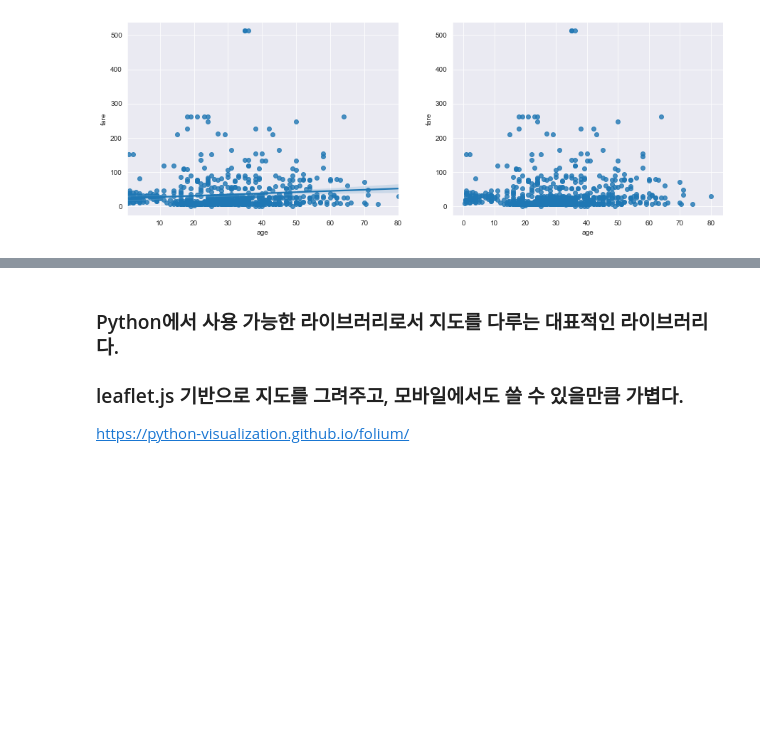
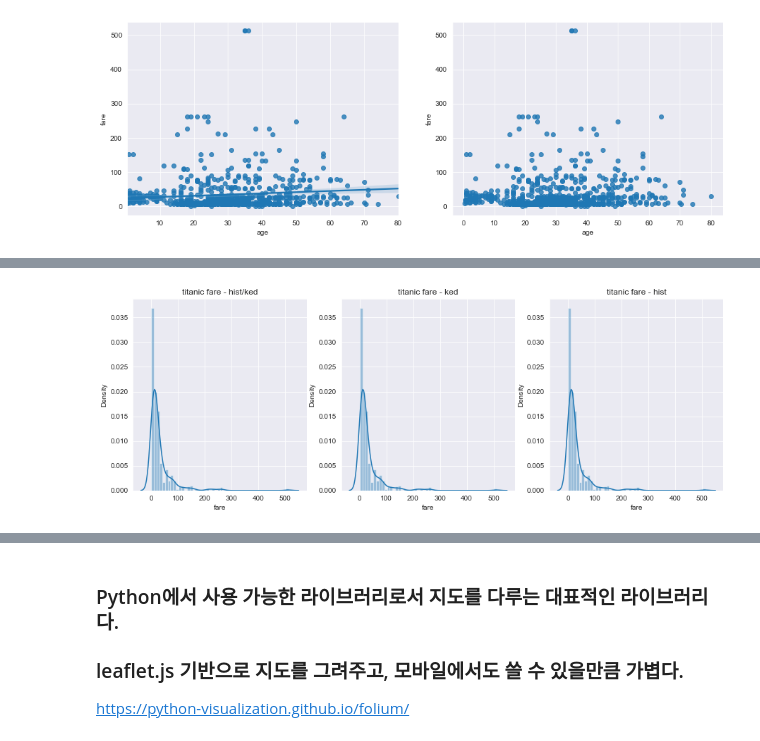
Before and after one commit to HaneulJ/Pythondata, a Jupyter notebook: exam7.ipynb, the cells around one changed output, grey strips where cells are left out. Drawn from its saved outputs; the diff is of its cells as text; code cells hidden in the pictures; blank space fills up the shorter version.

```diff
--- a/exam7.ipynb
+++ b/exam7.ipynb
@@ -1912,3 +1914,38 @@ plt.show()
+# %%
+# 예제 4-27
+# 라이브러리 불러오기
+import matplotlib.pyplot as plt
+import seaborn as sns
+
+# Seaborn 제공 데이터셋 가져오기
+titanic = sns.load_dataset('titanic')
+
+# 스타일 테마 설정 (5가지: darkgrid, whitegrid, dark, white, ticks)
+sns.set_style('darkgrid')
+
+# 그래프 객체 생성 (figure에 3개의 서브 플롯을 생성)
+fig = plt.figure(figsize=(15, 5))
+ax1 = fig.add_subplot(1, 3, 1)
+ax2 = fig.add_subplot(1, 3, 2)
+ax3 = fig.add_subplot(1, 3, 3)
+
+# 기본값
+sns.distplot(titanic['fare'], kde=True, ax=ax1)
+
+# hist=False
+sns.distplot(titanic['fare'], ax=ax2)
+
+# kde=False
+sns.distplot(titanic['fare'], ax=ax3)
+
+# 차트 제목 표시
+ax1.set_title('titanic fare - hist/ked')
+ax2.set_title('titanic fare - ked')
+ax3.set_title('titanic fare - hist')
+
+plt.show()
+# %% [output]
+[figure, added]
 # %%
 # 예제 4-28
 # 라이브러리 불러오기
```
Also changed, not shown: parts of 9 cells of this notebook, 42 other files.
